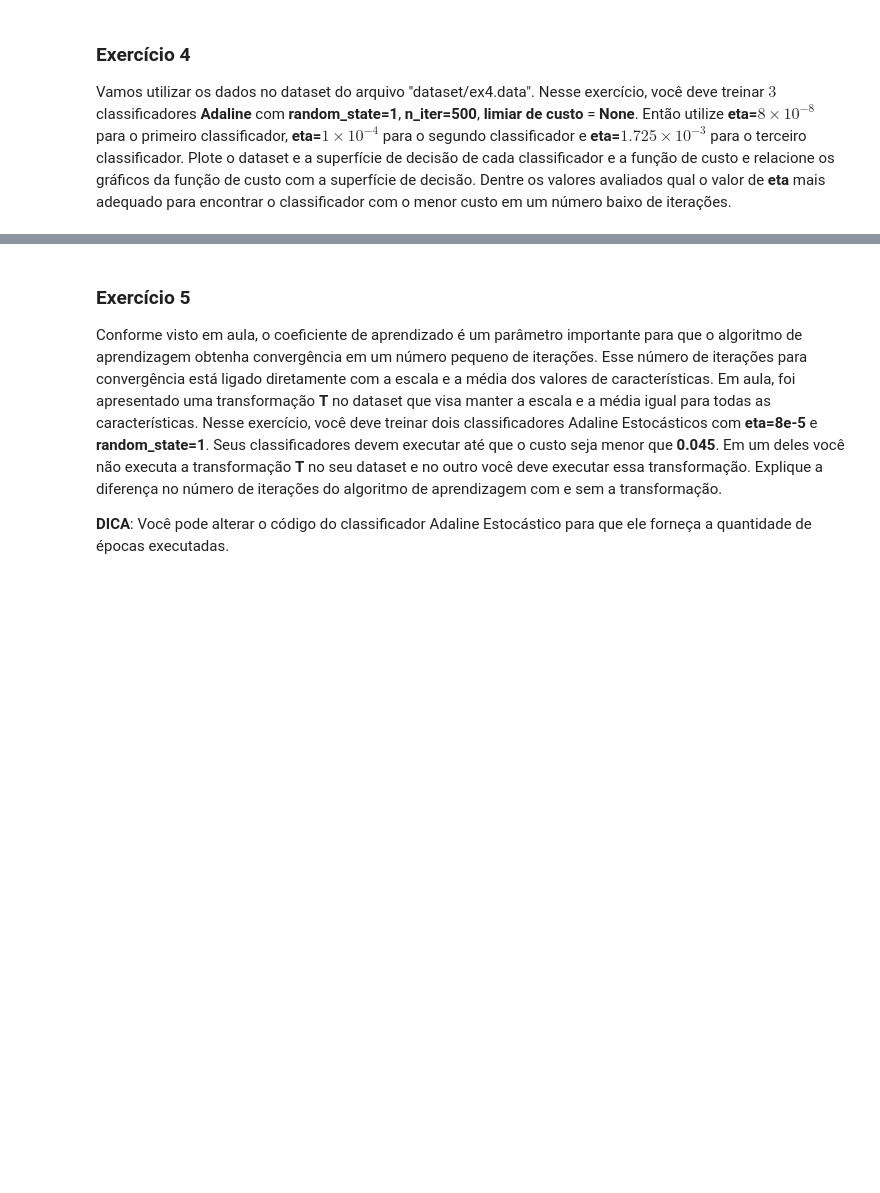
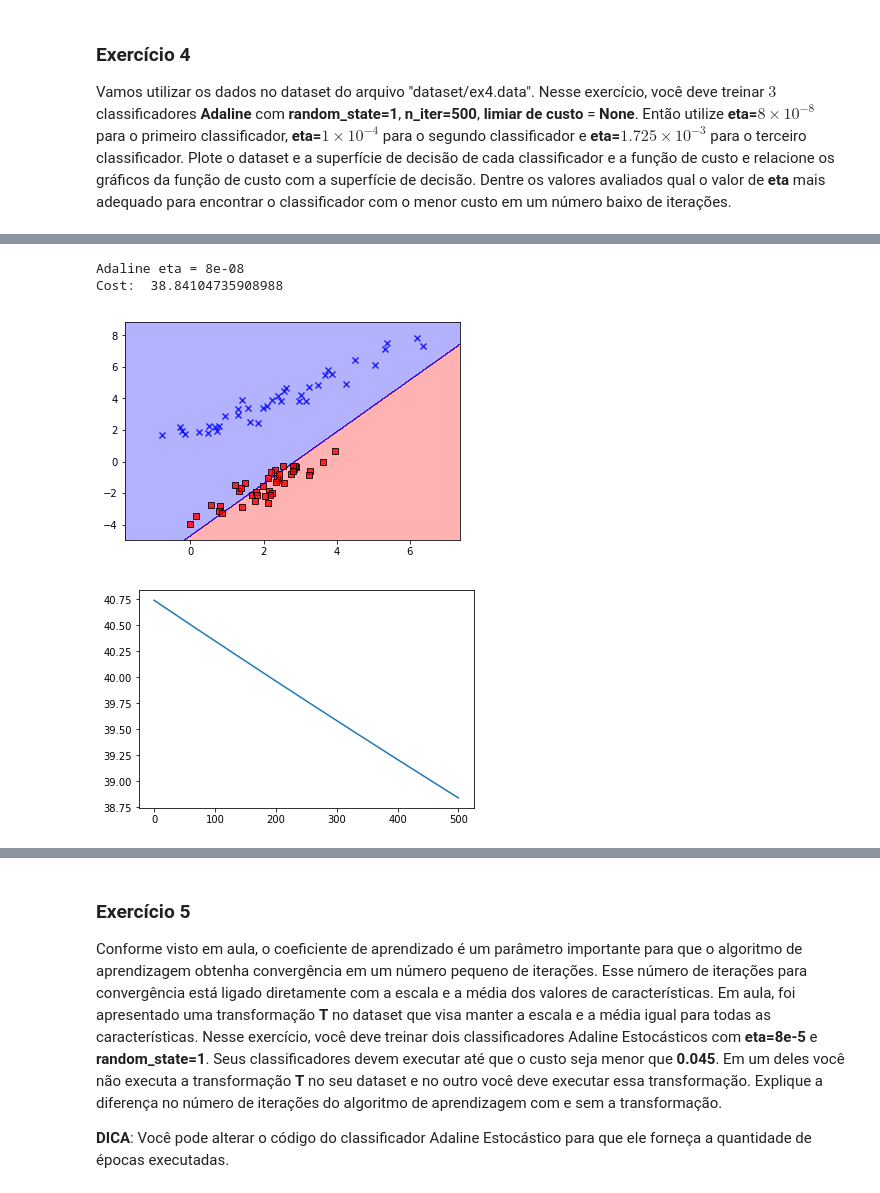
Before and after one commit to maycownd/pattern_rec_ime_usp, a Jupyter notebook: Exercicio 2/exercicio-programa-2.ipynb, the cells around one changed output, grey strips where cells are left out. Cells and saved outputs as stored; diff of their text form; code cells hidden in the pictures; blank space fills up the shorter version.

```diff
--- a/Exercicio 2/exercicio-programa-2.ipynb
+++ b/Exercicio 2/exercicio-programa-2.ipynb
@@ -145,3 +147,7 @@ O classificador Perceptron apresenta duas amostras malclassificadas no conjunto
 
 Vamos utilizar os dados no dataset do arquivo "dataset/ex4.data". Nesse exercício, você deve treinar $3$ classificadores **Adaline** com **random_state=1**, **n_iter=500**, **limiar de custo** = **None**. Então utilize
 **eta=$8 \times 10^{-8}$** para o primeiro classificador, **eta=$1 \times 10^{-4}$** para o segundo classificador e **eta=$1.725 \times 10^{-3}$** para o terceiro classificador. Plote o dataset e a superfície de decisão de cada classificador e a função de custo e relacione os gráficos da função de custo com a superfície de decisão. Dentre os valores avaliados qual o valor de **eta** mais adequado para encontrar o classificador com o menor custo em um número baixo de iterações.
+# %%
+df = pd.read_csv("dataset/ex4.data", sep=';', header=0, names=["x1", "x2", "category_class"])
+X, y = np.squeeze(df[['x1', 'x2']]), np.squeeze(np.where(df[['category_class']] == 'A', 1, -1))
+df.head(5)
@@ -147,0 +161,20 @@ Vamos utilizar os dados no dataset do arquivo "dataset/ex4.data". Nesse exercíc
+# %%
+adaline_clfs = {}
+adaline_clfs["Adaline_CLF_1"] = adaline.AdalineGD(random_state=1, n_iter=500, eta = 8e-08, threshold=None)
+adaline_clfs["Adaline_CLF_2"] = adaline.AdalineGD(random_state=1, n_iter=500, eta = 1e-04, threshold=None)
+adaline_clfs["Adaline_CLF_3"] = adaline.AdalineGD(random_state=1, n_iter=500, eta = 1.725e-03, threshold=None)
+# %%
+for i,_ in enumerate(adaline_clfs):
+    adaline_clfs["Adaline_CLF_" + str(i+1)].fit(X, y)
+# %%
+plt.figure(1)
+ploting.plot_decision_regions(X.values, y, adaline_clfs["Adaline_CLF_1"])
+plt.figure(2)
+plt.plot(adaline_clfs["Adaline_CLF_1"].cost_)
+print("Adaline eta =", 8e-08)
+print("Cost: ", adaline_clfs["Adaline_CLF_1"].cost_[-1])
+# %% [output]
+Adaline eta = 8e-08
+Cost:  38.84104735908988
+[figure, added]
+[figure, added]
```
Also changed, not shown: parts of 24 cells of this notebook, 2 other files.
